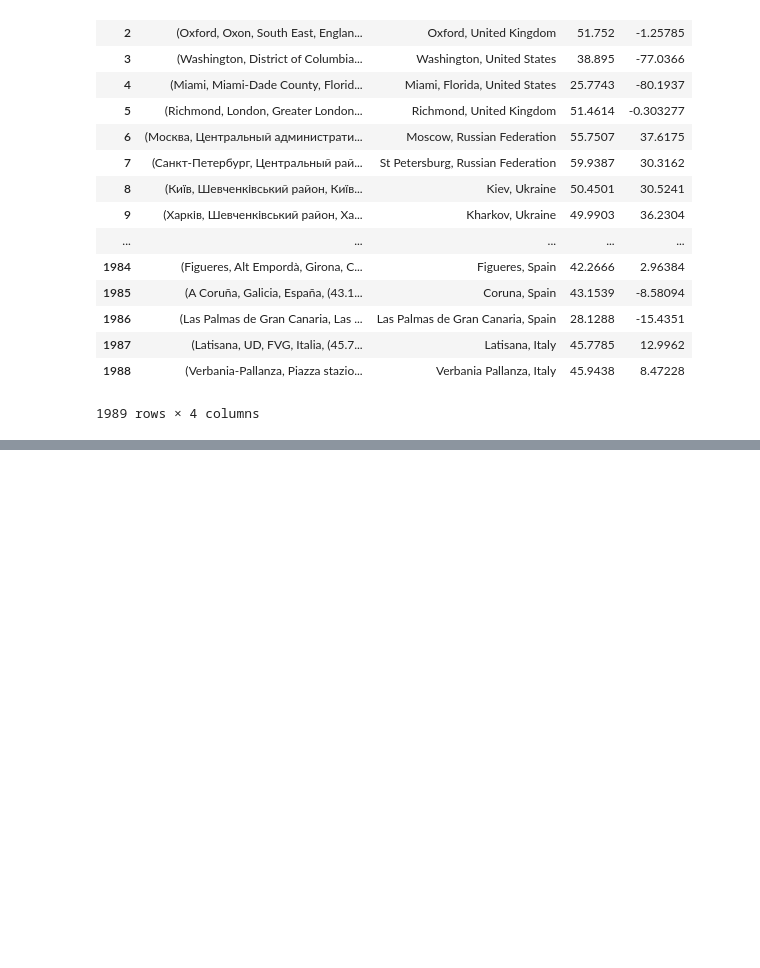
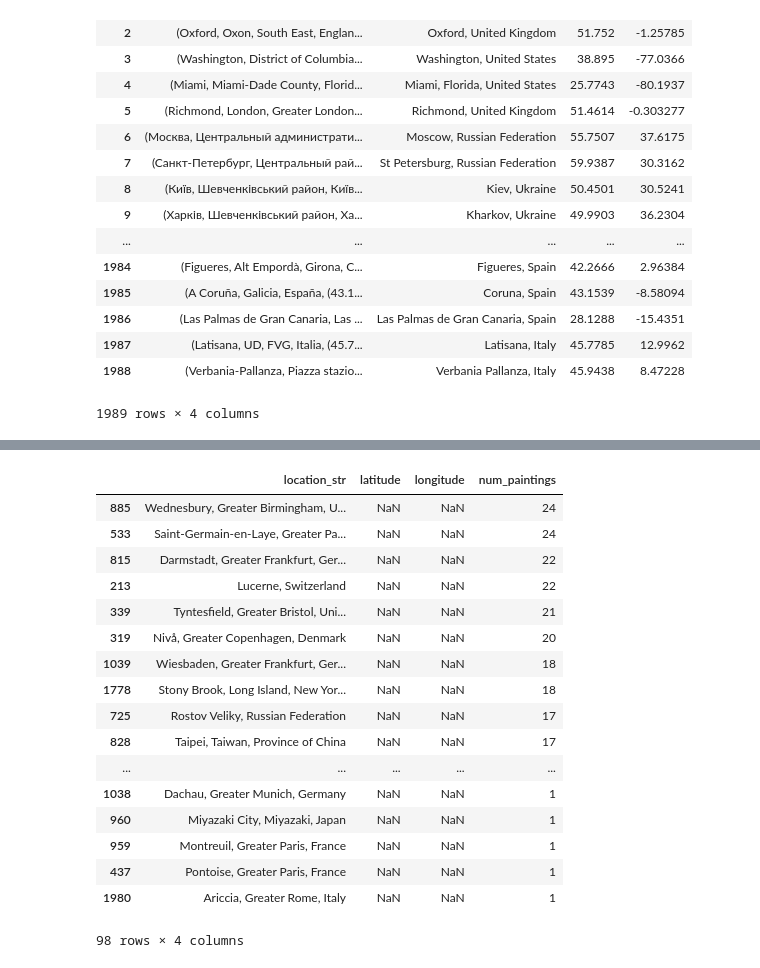
Before and after one commit to Tingting-Chang/painting-classifier, a Jupyter notebook: map.ipynb, the cells around one changed output, grey strips where cells are left out. Saved outputs shown, nothing was run; the diff lists cells and outputs as text; code cells hidden in the pictures; blank space fills up the shorter version.

Commit message:
Groupby coordinate for geolocation'

```diff
--- a/map.ipynb
+++ b/map.ipynb
@@ -179,0 +250,35 @@ locations_df.drop('geolocation', axis = 1).to_csv('data/geolocation_map.csv', in
+# %%
+locations_df['lat_rd'] = np.round(locations_df['latitude'], 2)
+locations_df['lon_rd'] = np.round(locations_df['longitude'], 2)
+# %%
+locations_df['num_paintings_total'] = locations_df.groupby(['lat_rd', 'lon_rd'])['num_paintings'].transform(np.sum)
+# %%
+locations_na = locations_df[locations_df['lat_rd'].isnull()]
+locations_df = locations_df.dropna(subset = ['lat_rd', 'lon_rd'])\
+    .sort_values('num_paintings', ascending=False).drop_duplicates(['lat_rd', 'lon_rd'])\
+    .append(locations_na)
+# %%
+not_na_mask = ~locations_df['lat_rd'].isnull()
+locations_df.loc[not_na_mask, 'num_paintings'] = locations_df.loc[not_na_mask, 'num_paintings_total'].astype(np.int)
+locations_df = locations_df.drop(['lat_rd', 'lon_rd', 'num_paintings_total'], axis = 1)
+# %%
+locations_df[locations_df['latitude'].isnull()].sort_values('num_paintings', ascending = False)
+# %% [output]
+|  | location_str | latitude | longitude | num_paintings |
+| 885 | Wednesbury, Greater Birmingham, U... | NaN | NaN | 24 |
+| 533 | Saint-Germain-en-Laye, Greater Pa... | NaN | NaN | 24 |
+| 815 | Darmstadt, Greater Frankfurt, Ger... | NaN | NaN | 22 |
+| 213 | Lucerne, Switzerland | NaN | NaN | 22 |
+| 339 | Tyntesfield, Greater Bristol, Uni... | NaN | NaN | 21 |
+| 319 | Nivå, Greater Copenhagen, Denmark | NaN | NaN | 20 |
+| 1039 | Wiesbaden, Greater Frankfurt, Ger... | NaN | NaN | 18 |
+| 1778 | Stony Brook, Long Island, New Yor... | NaN | NaN | 18 |
+| 725 | Rostov Veliky, Russian Federation | NaN | NaN | 17 |
+| 828 | Taipei, Taiwan, Province of China | NaN | NaN | 17 |
+| ... | ... | ... | ... | ... |
+| 1038 | Dachau, Greater Munich, Germany | NaN | NaN | 1 |
+| 960 | Miyazaki City, Miyazaki, Japan | NaN | NaN | 1 |
+| 959 | Montreuil, Greater Paris, France | NaN | NaN | 1 |
+| 437 | Pontoise, Greater Paris, France | NaN | NaN | 1 |
+| 1980 | Ariccia, Greater Rome, Italy | NaN | NaN | 1 |
+98 rows × 4 columns
```
Also changed, not shown: parts of 12 cells of this notebook, 5 other files.
